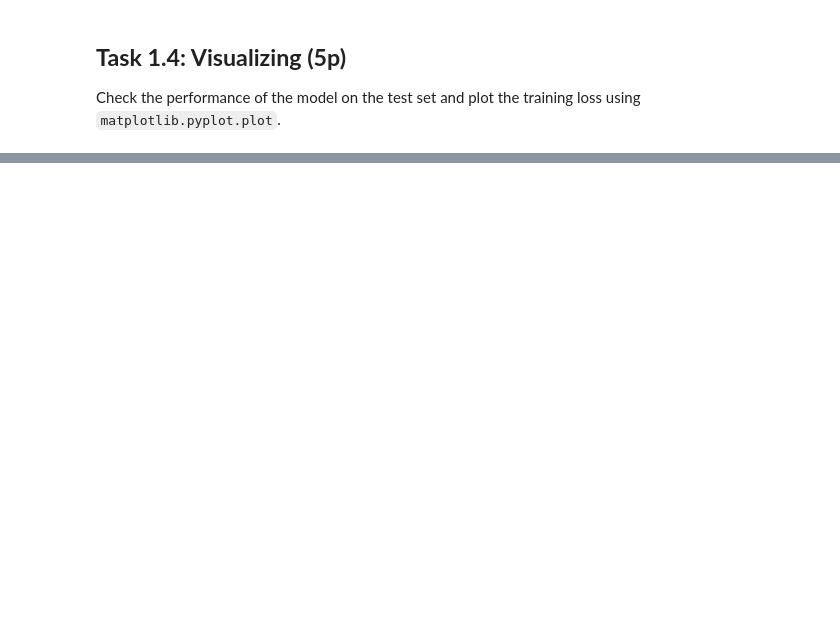
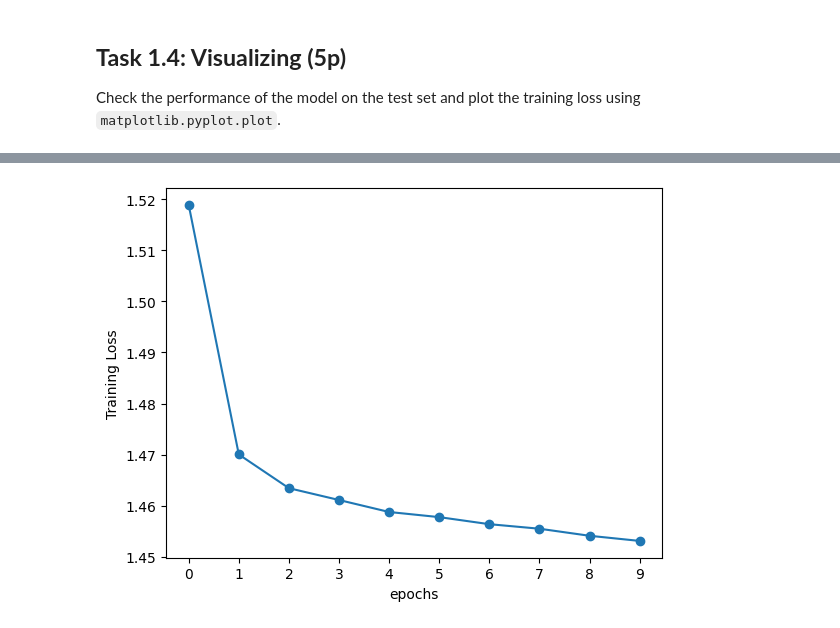
Before and after one commit to dissgod99/Deep-Learning-4-NLP-SS2023, a Jupyter notebook: HW3/DL4NLP_03.ipynb, the cells around one changed output, grey strips where cells are left out. Cells and saved outputs as stored; diff of their text form; code cells hidden in the pictures; blank space fills up the shorter version.

Commit message:
Lowercased all words and implemented plot-function + test evaluation --> Better macro f1-score and loss values but still not enough

```diff
--- a/HW3/DL4NLP_03.ipynb
+++ b/HW3/DL4NLP_03.ipynb
@@ -279,8 +292,8 @@ array([[[0.80342804, 0.5275223 , 0.11911147, 0.63968144, 0.09092526,
 def get_sentence_embeddings(sent: list, embeddings_dict: dict):
   out_sentence = []
   for token in sent:
-    if token in embeddings_dict.keys():
-      out_sentence.append(embeddings_dict[token])
+    if token.lower() in embeddings_dict.keys():
+      out_sentence.append(embeddings_dict[token.lower()])
     else:
       out_sentence.append(np.array([0]*50))
   return out_sentence
@@ -456,0 +466,9 @@ with torch.no_grad():
+# %%
+# Plot with matplotlib
+def plot_metric_epochs(metric_values:list, x_label_name="epochs" , y_label_name="Training Loss") -> None:
+  epochs = list(range(len(metric_values)))
+  plt.plot(epochs, metric_values,  "-o")
+  plt.xticks(list(range(len(metric_values))))
+  plt.xlabel(x_label_name)
+  plt.ylabel(y_label_name)
+  plt.show()
@@ -456,0 +523,4 @@ with torch.no_grad():
+# %%
+plot_metric_epochs(metric_values=logs_loss)
+# %% [output]
+[figure, added]
```
Also changed, not shown: parts of 8 cells of this notebook.
